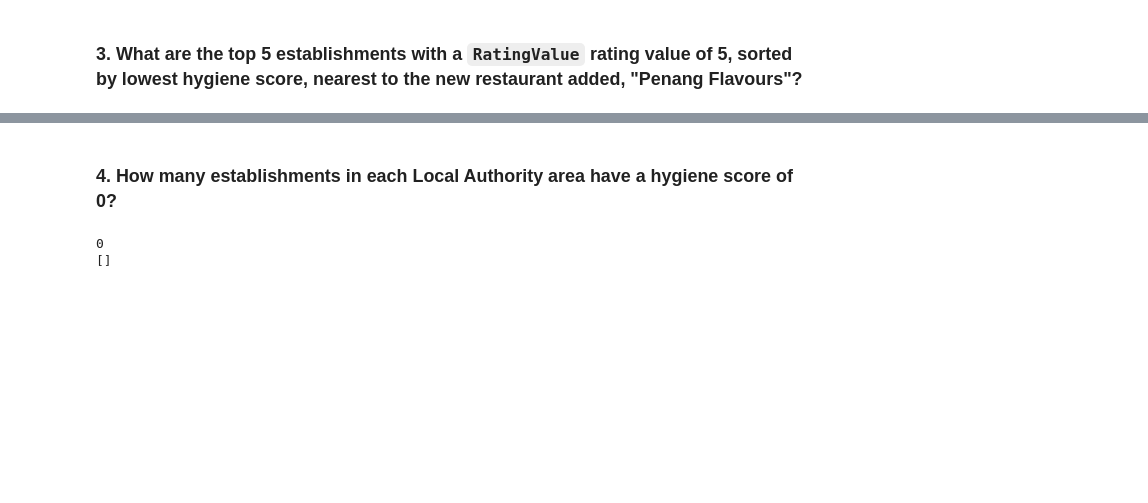
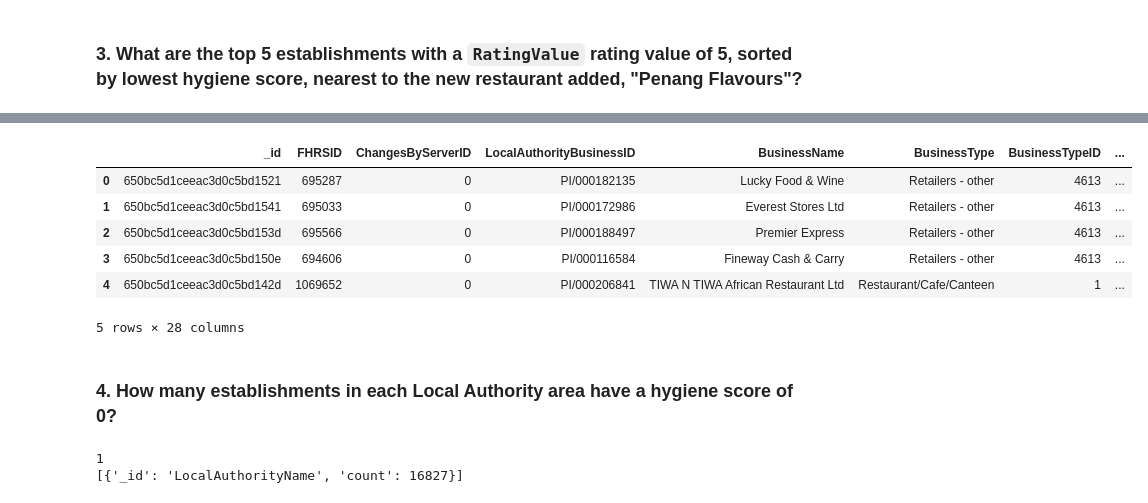
Before and after one commit to v4l3-v1ll4rr03l/nosql-challenge, a Jupyter notebook: NoSQL_analysis_starter.ipynb, the cells around one changed output, grey strips where cells are left out. Saved outputs shown, nothing was run; the diff lists cells and outputs as text; code cells hidden in the pictures; blank space fills up the shorter version.

```diff
--- a/NoSQL_analysis_starter.ipynb
+++ b/NoSQL_analysis_starter.ipynb
@@ -154,14 +154,11 @@ max_lat = latitude + degree_search
 min_long = longitude - degree_search
 max_long = longitude + degree_search
 
-query = {'$match': {'$or' [{'$and' [{'geocode.latitude': {'$gte': min_lat}}, {'geocode.latitude': {'$lte': max_lat}}]},
-                           {'$and' [{'geocode.longitude': {'$gte': min_long}}, {'geocode.longitude': {'$lte': max_long}}]}]}}
-sort =  {'$sort': {"scores.Hygiene": -1}}
-group = {'$group': {'_id': '$BusinessName'}}
-
-pipeline = [group, query, sort]
+query = {'geocode.latitude': {'$gte': min_lat, '$lte': max_lat}, 'geocode.longitude': {'$gte': min_long, '$lte': max_long},'RatingValue':5}
+sort =  [("scores.Hygiene", -1)]
+limit = 5
 
 # Print the results
-results = list(establishments.aggregate(pipeline))
+results = list(establishments.find(query).sort(sort).limit(limit))
 pprint(results)
 # %% [output]
@@ -169,6 +182,15 @@ TypeError: string indices must be integers
 # %%
 # Convert result to Pandas DataFrame
-df = pd.DataFrame(result)
+df = pd.DataFrame(results)
+df
+# %% [output]
+|  | _id | FHRSID | ChangesByServerID | LocalAuthorityBusinessID | BusinessName | BusinessType | BusinessTypeID | ... |
+| 0 | 650bc5d1ceeac3d0c5bd1521 | 695287 | 0 | PI/000182135 | Lucky Food & Wine | Retailers - other | 4613 | ... |
+| 1 | 650bc5d1ceeac3d0c5bd1541 | 695033 | 0 | PI/000172986 | Everest Stores Ltd | Retailers - other | 4613 | ... |
+| 2 | 650bc5d1ceeac3d0c5bd153d | 695566 | 0 | PI/000188497 | Premier Express | Retailers - other | 4613 | ... |
+| 3 | 650bc5d1ceeac3d0c5bd150e | 694606 | 0 | PI/000116584 | Fineway Cash & Carry | Retailers - other | 4613 | ... |
+| 4 | 650bc5d1ceeac3d0c5bd142d | 1069652 | 0 | PI/000206841 | TIWA N TIWA African Restaurant Ltd | Restaurant/Cafe/Canteen | 1 | ... |
+5 rows × 28 columns
 # %% [markdown]
 ### 4. How many establishments in each Local Authority area have a hygiene score of 0?
 # %%
@@ -178,9 +200,9 @@ df = pd.DataFrame(result)
 # 3. Sorts the matches from highest to lowest
 
 match = {'$match': {'scores.Hygiene': 0}}
-group = {'$group': {'_id': 'LocalAuthorityName','count': { '$sum': 1 }}}
-sort = {'$sort': {'count': -1}}
-pipeline = [group, match, sort]
+group = {'$group': {'_id': 'LocalAuthorityName','count': {'$sum': 1}}}
+sort = {'$sort': {'count': -1, '_id': 1}}
+pipeline = [match, group, sort]
 results = list(establishments.aggregate(pipeline))
 
 # Print the number of documents in the result
@@ -189,8 +211,8 @@ print(len(results))
 # Print the first 10 results
 pprint(results[0:10])
 # %% [output]
-0
-[]
+1
+[{'_id': 'LocalAuthorityName', 'count': 16827}]
 # %%
 # Convert the result to a Pandas DataFrame
 df = pd.DataFrame(result)
```
Also changed, not shown: parts of 2 cells of this notebook.
